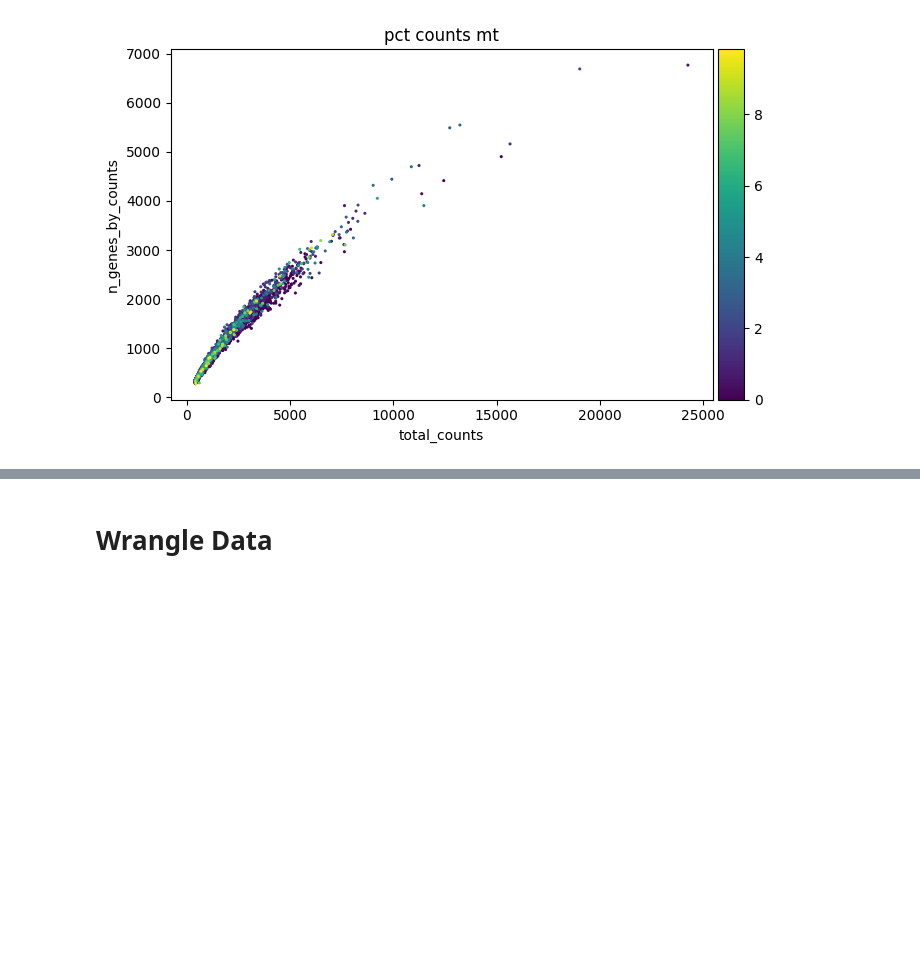
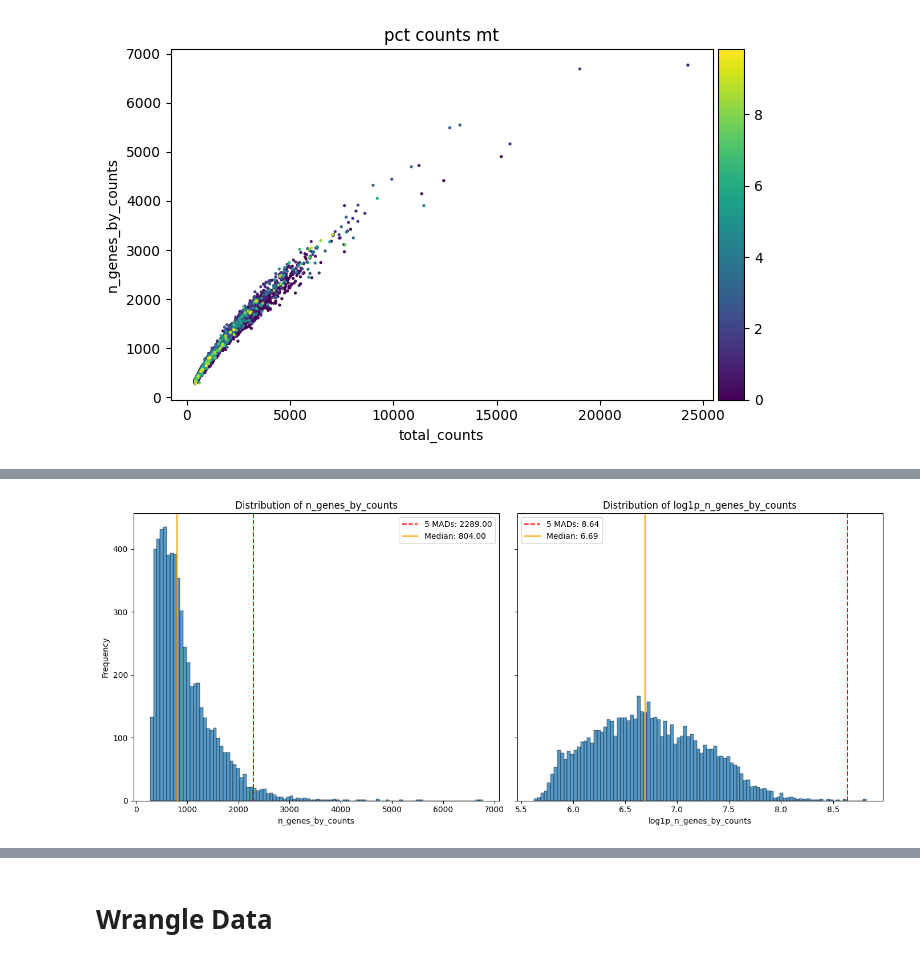
Before and after one commit to MikiasHWT/scRNA_Lethal_Covid19_Analysis, a Jupyter notebook: scRNA_Lethal_Covid19_Analysis.ipynb, the cells around one changed output, grey strips where cells are left out. Cells and saved outputs as stored; diff of their text form; code cells hidden in the pictures; blank space fills up the shorter version.

```diff
--- a/scRNA_Lethal_Covid19_Analysis.ipynb
+++ b/scRNA_Lethal_Covid19_Analysis.ipynb
@@ -337,0 +411,5 @@ sc.pl.scatter(adata, "total_counts", "n_genes_by_counts", color="pct_counts_mt")
+# %%
+# Plot unique gene counts by log transformed values of the same
+plot_histograms_with_MAD(adata, "n_genes_by_counts", "log1p_n_genes_by_counts", madunits=5)
+# %% [output]
+[figure, added]
```
Also changed, not shown: parts of 33 cells of this notebook.
